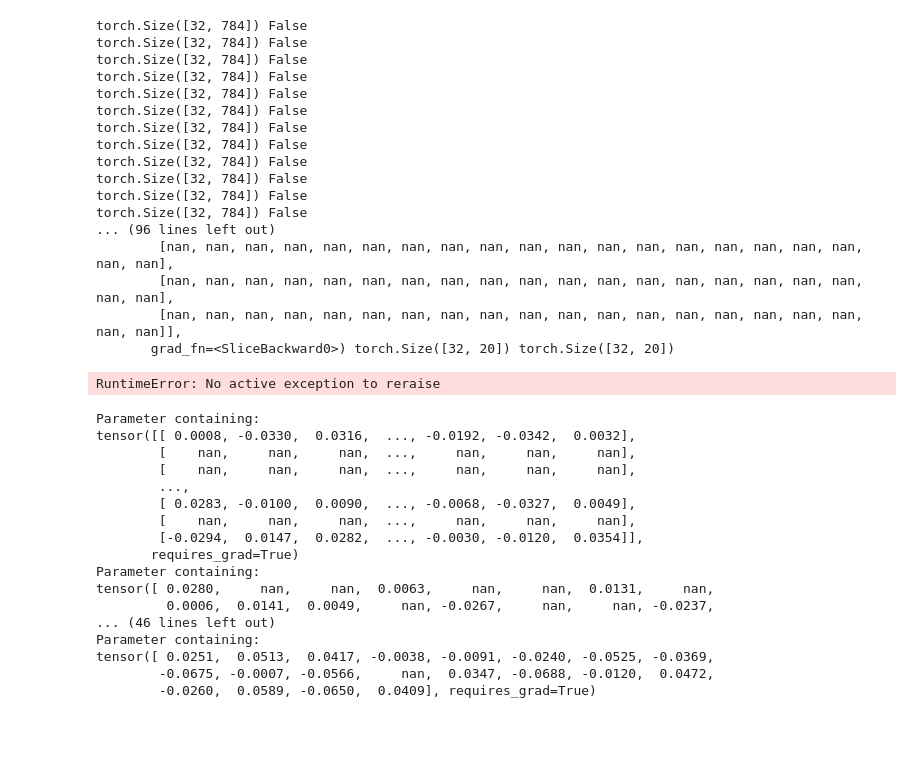
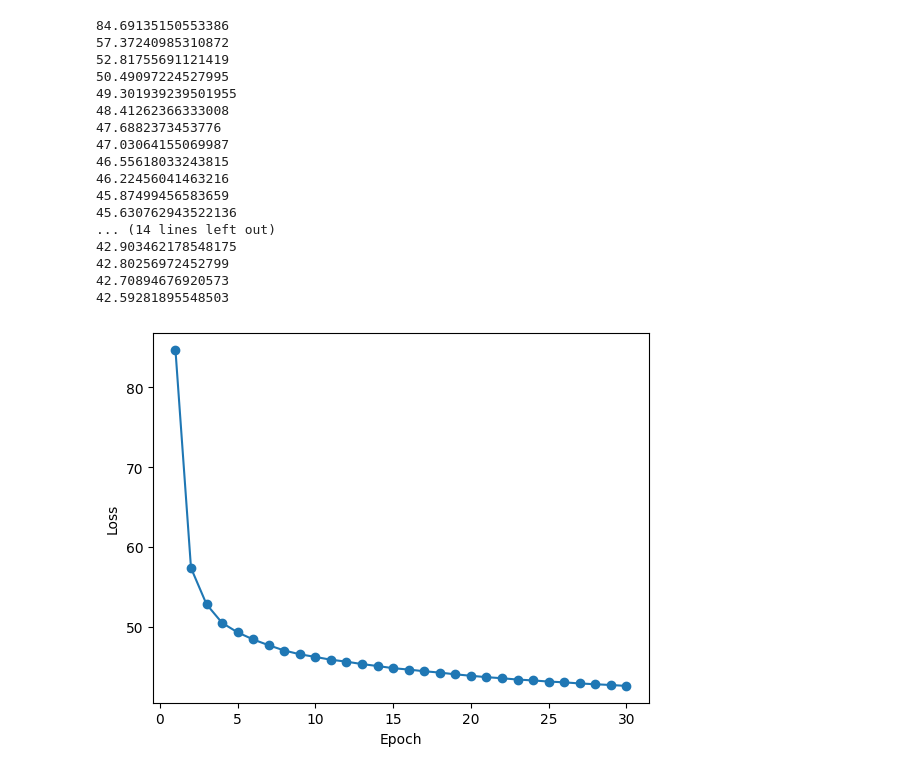
Before and after one commit to seungjae5044/generative_ai_implements, a Jupyter notebook: Variate Auto-Encoder/VAE.ipynb, the cells around one changed output. Drawn from its saved outputs; the diff is of its cells as text; code cells hidden in the pictures; blank space fills up the shorter version.

```diff
--- a/Variate Auto-Encoder/VAE.ipynb
+++ b/Variate Auto-Encoder/VAE.ipynb
@@ -25,7 +25,6 @@ class Encoder(nn.Module):
 
     def forward(self, x):
         h = self.linear(x)
-        print(x.shape, np.isnan(h.detach().numpy()).any())
         h = F.relu(h)
         mu = self.linear_mu(h)
         logvar = self.linear_logvar(h)
@@ -43,7 +42,7 @@ class Decoder(nn.Module):
         h = F.relu(h)
         h = self.linear2(h)
         x_hat = F.sigmoid(h)
-        return h
+        return x_hat
 
 def reparameterize(mu, sigma):
     eps = torch.randn_like(sigma)
@@ -60,9 +59,6 @@ class VAE(nn.Module):
         mu, sigma = self.encoder(x)
         z = reparameterize(mu, sigma)
         x_hat = self.decoder(z)
-        if np.isnan(mu.detach().numpy()).any():
-            print("|||", mu[:10], sigma[:10], mu.shape, sigma.shape)
-            raise
         batch_size = len(x)
         L1 = F.mse_loss(x_hat, x, reduction='sum')
         L2 = - torch.sum(1 + torch.log(sigma**2) - mu ** 2 - sigma ** 2)
@@ -97,7 +69,7 @@ labels = idx2numpy.convert_from_file('data/MNIST/raw/train-labels.idx1-ubyte')
 
 class mnistDataset(Dataset):
     def __init__(self, images, labels):
-        self.x_data = torch.FloatTensor(images, requires_grad = True).flatten(1,-1)
+        self.x_data = torch.FloatTensor(images).flatten(1,-1)/255
         self.y_data = torch.FloatTensor(labels)
 
     def __len__(self):
@@ -138,42 +110,28 @@ for epoch in range(epochs):
     losses.append(loss_avg)
     print(loss_avg)
 # %% [output]
-torch.Size([32, 784]) False
-torch.Size([32, 784]) False
-torch.Size([32, 784]) False
-torch.Size([32, 784]) False
-torch.Size([32, 784]) False
-torch.Size([32, 784]) False
-torch.Size([32, 784]) False
-torch.Size([32, 784]) False
-torch.Size([32, 784]) False
-torch.Size([32, 784]) False
-torch.Size([32, 784]) False
-torch.Size([32, 784]) False
-... (96 lines left out)
-        [nan, nan, nan, nan, nan, nan, nan, nan, nan, nan, nan, nan, nan, nan, nan, nan, nan, nan, nan, nan],
-        [nan, nan, nan, nan, nan, nan, nan, nan, nan, nan, nan, nan, nan, nan, nan, nan, nan, nan, nan, nan],
-        [nan, nan, nan, nan, nan, nan, nan, nan, nan, nan, nan, nan, nan, nan, nan, nan, nan, nan, nan, nan]],
-       grad_fn=<SliceBackward0>) torch.Size([32, 20]) torch.Size([32, 20])
+84.69135150553386
+57.37240985310872
+52.81755691121419
+50.49097224527995
+49.301939239501955
+48.41262366333008
+47.6882373453776
+47.03064155069987
+46.55618033243815
+46.22456041463216
+45.87499456583659
+45.630762943522136
+... (14 lines left out)
+42.903462178548175
+42.80256972452799
+42.70894676920573
+42.59281895548503
-RuntimeError: No active exception to reraise
-# %%
-for param in model.encoder.parameters():
-    print(param)
-# %% [output]
-Parameter containing:
-tensor([[ 0.0008, -0.0330,  0.0316,  ..., -0.0192, -0.0342,  0.0032],
-        [    nan,     nan,     nan,  ...,     nan,     nan,     nan],
-        [    nan,     nan,     nan,  ...,     nan,     nan,     nan],
-        ...,
-        [ 0.0283, -0.0100,  0.0090,  ..., -0.0068, -0.0327,  0.0049],
-        [    nan,     nan,     nan,  ...,     nan,     nan,     nan],
-        [-0.0294,  0.0147,  0.0282,  ..., -0.0030, -0.0120,  0.0354]],
-       requires_grad=True)
-Parameter containing:
-tensor([ 0.0280,     nan,     nan,  0.0063,     nan,     nan,  0.0131,     nan,
-         0.0006,  0.0141,  0.0049,     nan, -0.0267,     nan,     nan, -0.0237,
-... (46 lines left out)
-Parameter containing:
-tensor([ 0.0251,  0.0513,  0.0417, -0.0038, -0.0091, -0.0240, -0.0525, -0.0369,
-        -0.0675, -0.0007, -0.0566,     nan,  0.0347, -0.0688, -0.0120,  0.0472,
-        -0.0260,  0.0589, -0.0650,  0.0409], requires_grad=True)
+# %%
+epochs = list(range(1, epochs + 1))
+plt.plot(epochs, losses, marker='o', linestyle='-')
+plt.xlabel('Epoch')
+plt.ylabel('Loss')
+plt.show()
+# %% [output]
+[figure, added]
```
Also changed, not shown: parts of 3 cells of this notebook, 1 other file.
